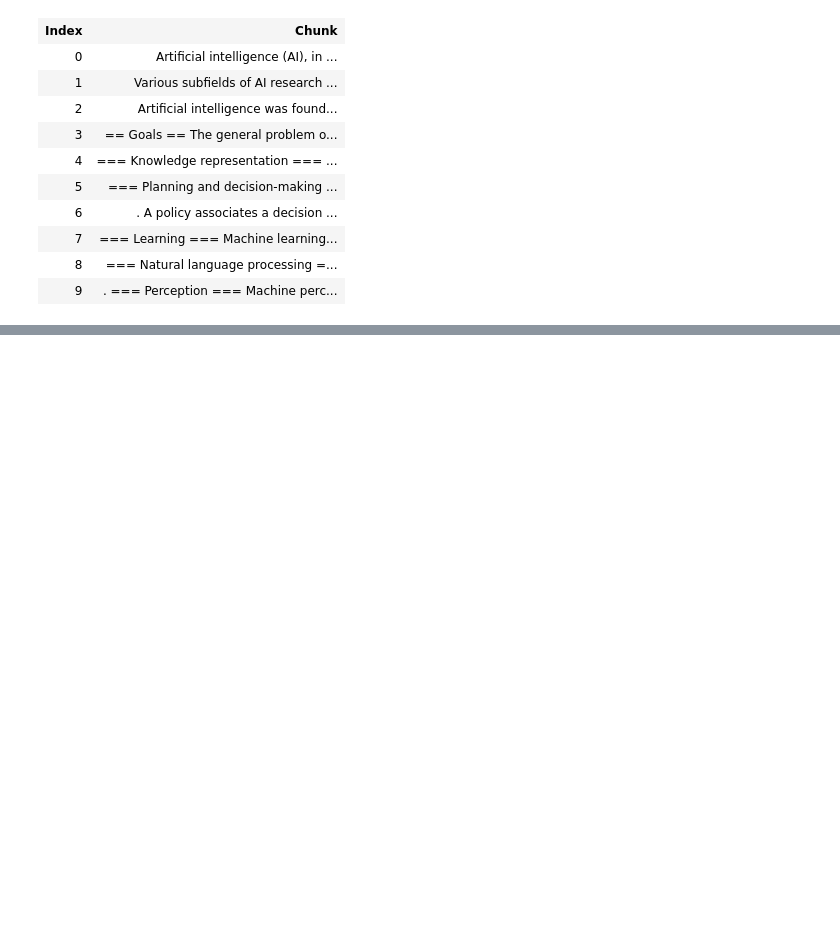
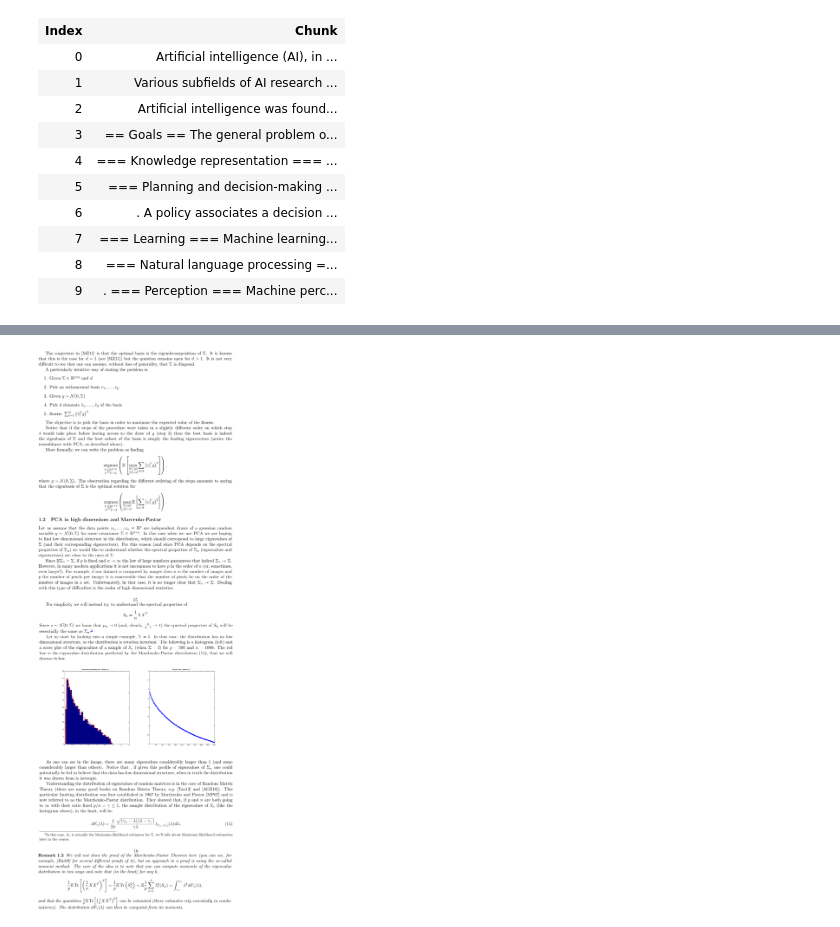
Before and after one commit to schole-ai/content-delivery, a Jupyter notebook: notebooks/chunking.ipynb, the cells around one changed output, grey strips where cells are left out. Saved outputs shown, nothing was run; the diff lists cells and outputs as text; code cells hidden in the pictures; blank space fills up the shorter version.

```diff
--- a/notebooks/chunking.ipynb
+++ b/notebooks/chunking.ipynb
@@ -110,0 +202,5 @@ display_chunks(chunks, 10)
+# %%
+img = pdf_chunker.crop_chunk_on_page(chunks[4])
+img.resize((img.width // 3, img.height // 3))
+# %% [output]
+[figure, added]
```
Also changed, not shown: parts of 9 cells of this notebook, 6 other files.
